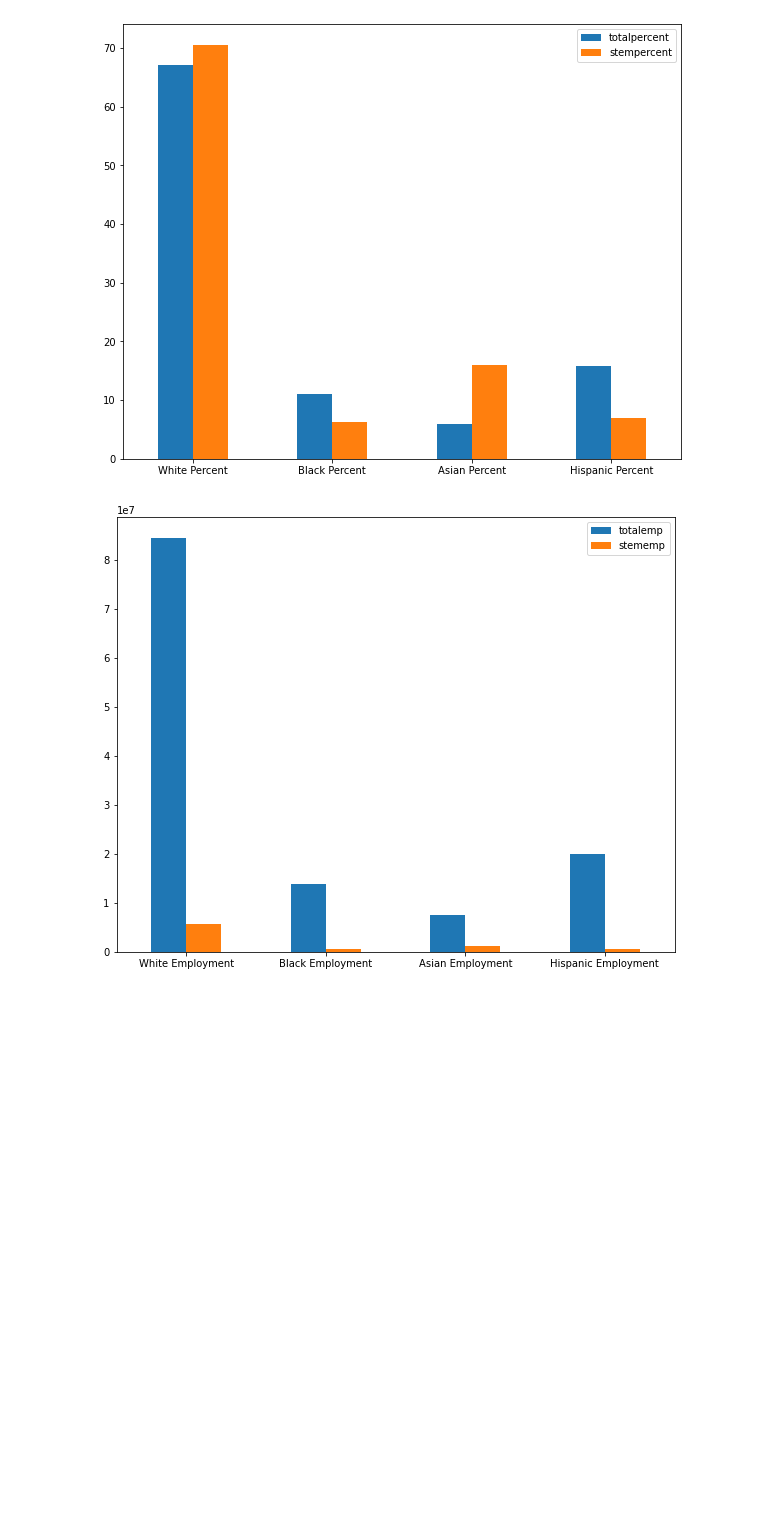
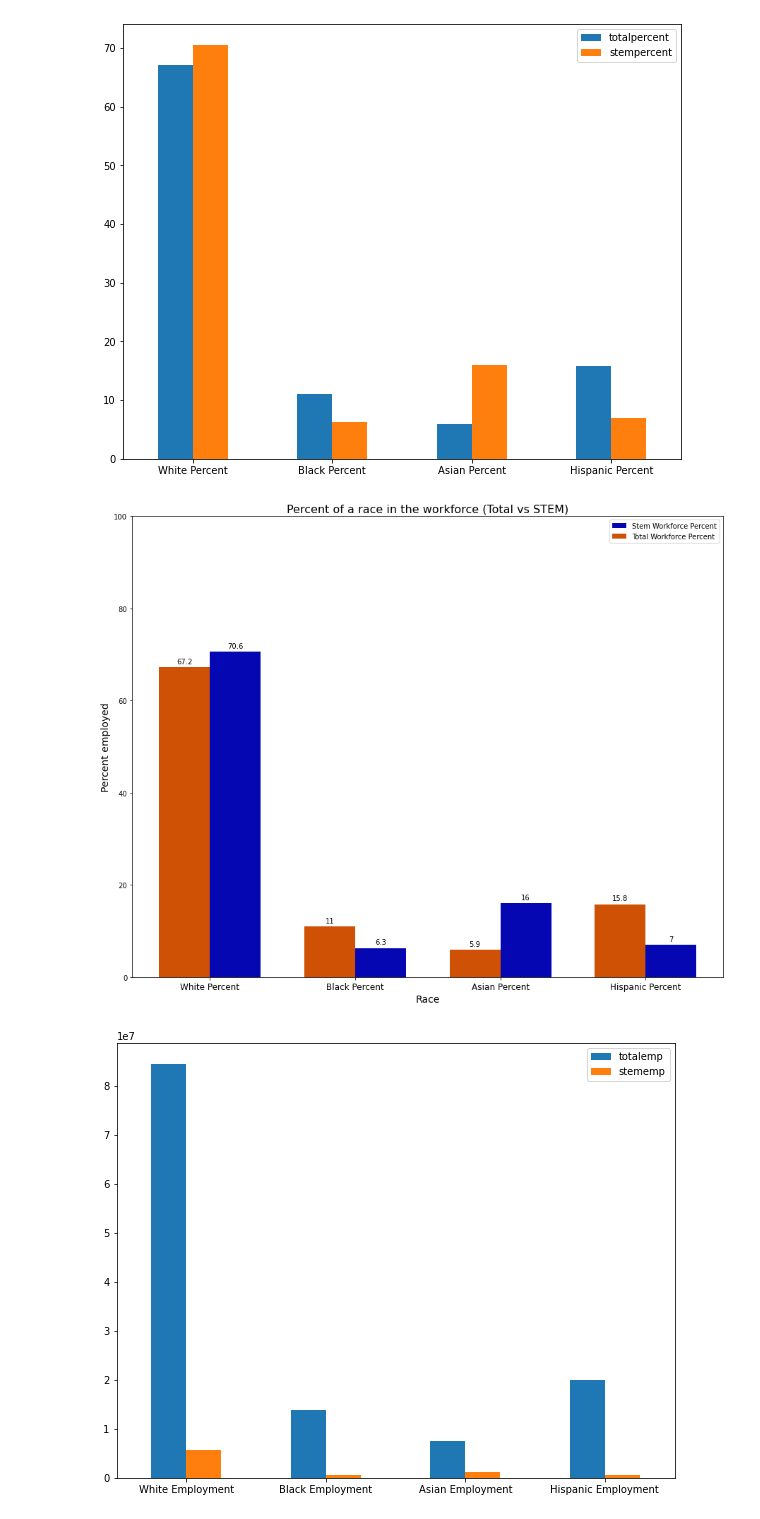
Before and after one commit to sripal565/srikar-exl-2022, a Jupyter notebook: notebooks/job_analysis.ipynb, the cells around one changed output. Drawn from its saved outputs; the diff is of its cells as text; code cells hidden in the pictures; blank space fills up the shorter version.

```diff
--- a/notebooks/job_analysis.ipynb
+++ b/notebooks/job_analysis.ipynb
@@ -83,6 +83,36 @@ df = pd.DataFrame({'totalpercent': totalpercent,'stempercent': stempercent}, ind
 ax = df.plot.bar(rot=0, figsize=(10,8))
 # %% [output]
 [figure]
+# %%
+labels = df.index
+
+x = np.arange(len(labels))  # the label locations
+width = 0.35  # the width of the bars
+
+fig, ax = plt.subplots()
+rects1 = ax.bar(x+width*0.5, df['stempercent'], width, label='Stem Workforce Percent', color='#0508b2')
+rects2 = ax.bar(x - width*0.5, df['totalpercent'], width, label='Total Workforce Percent', color='#ce5106')
+
+
+# Add some text for labels, title and custom x-axis tick labels, etc.
+ax.set_ylabel('Percent employed', fontsize=14)
+ax.set_xlabel('Race', fontsize=14)
+ax.set_title('Percent of a race in the workforce (Total vs STEM)', fontsize=16)
+ax.set_xticks(x, labels, ha='center', fontsize=12)
+ax.legend()
+ax.set_ylim(0,100)
+
+ax.bar_label(rects1, padding=3)
+ax.bar_label(rects2, padding=3)
+
+# fig.tight_layout()
+fig.set_size_inches(15, 12)
+
+plt.xticks(rotation=0)
+
+plt.show()
+# %% [output]
+[figure, added]
 # %%
 totalemp = [84585827.0, 13908136.0, 7438127.0, 19918842.0]
 stememp = [5636170.0, 506349.0, 1277489.0, 560030.0]
```
Also changed, not shown: 1 other file.
